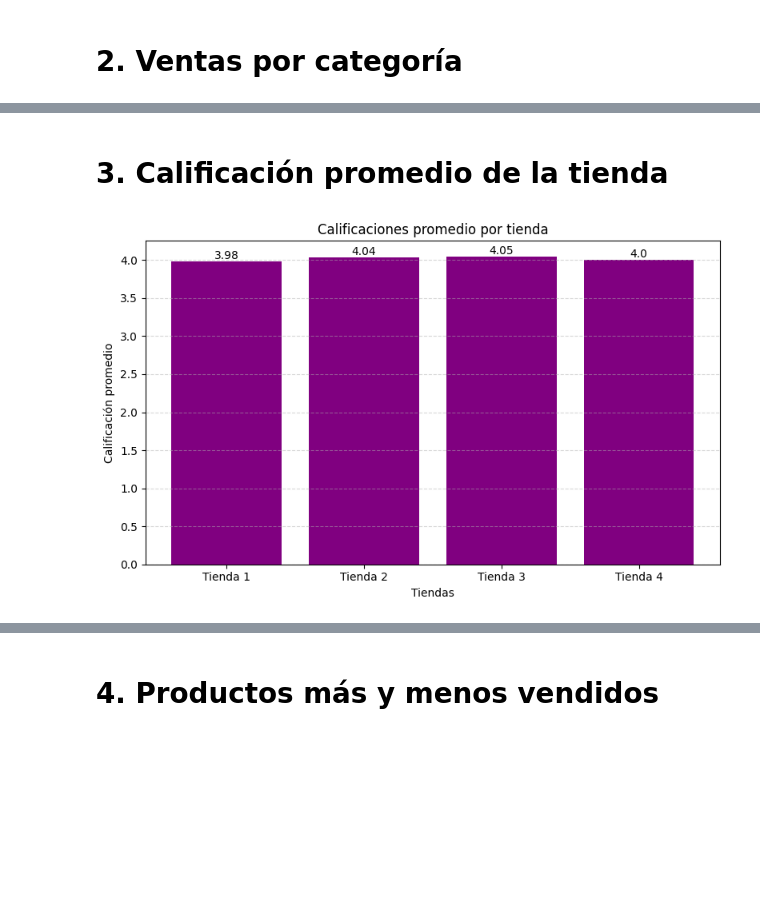
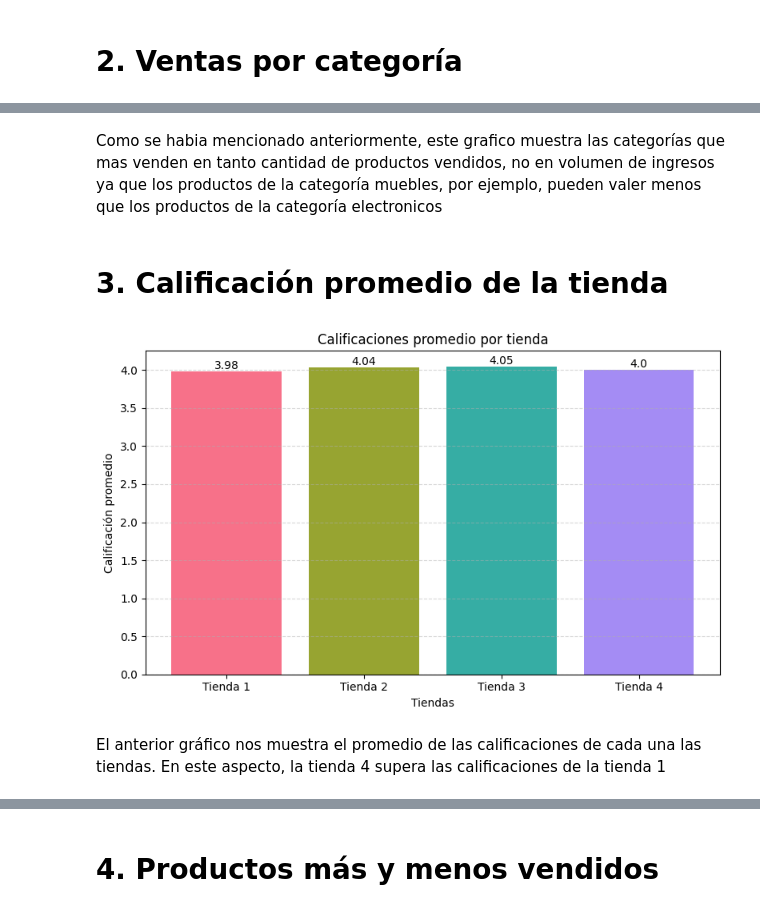
Before and after one commit to marsavil/challenge_1_ONE, a Jupyter notebook: AluraStoreLatam.ipynb, the cells around one changed output, grey strips where cells are left out. Drawn from its saved outputs; the diff is of its cells as text; code cells hidden in the pictures; blank space fills up the shorter version.

```diff
--- a/AluraStoreLatam.ipynb
+++ b/AluraStoreLatam.ipynb
@@ -44,15 +44,19 @@ Total ingresos de la tienda 3: 1039503000.0
 Total ingresos de la tienda 4: 983058300.0
 # %%
 import matplotlib.pyplot as plt
+import seaborn as sns
 
 tiendas = ['Tienda 1', 'Tienda 2', 'Tienda 3', 'Tienda 4']
 ingresos = [tienda_1_Ingresos_Netos, tienda_2_Ingresos_Netos, tienda_3_Ingresos_Netos, tienda_4_Ingresos_Netos]
+colors = sns.color_palette("husl", len(tiendas))
 
 plt.figure(figsize=(8,5))
-plt.bar(tiendas, ingresos, color='seagreen')
+plt.bar(tiendas, ingresos, color=colors)
 plt.title('Ingresos Netos por Tienda(Histórico)')
 plt.ylabel('Ingresos')
 plt.xlabel('Tiendas')
+for i, valor in enumerate(ingresos):
+    plt.text(i, valor, f"${valor:,.0f}", ha='center', va='bottom', fontsize=9)
 plt.grid(axis='y', linestyle='--', alpha=0.5)
 plt.tight_layout()
 plt.show()
@@ -251,34 +217,40 @@ Name: Ingresos Netos, dtype: float64
+# %% [markdown]
+Como se habia mencionado anteriormente, este grafico muestra las categorías que mas venden en tanto cantidad de productos vendidos, no en volumen de ingresos ya que los productos de la categoría muebles, por ejemplo, pueden valer menos que los productos de la categoría electronicos
 # %% [markdown]
 # 3. Calificación promedio de la tienda
 # %%
 def calcular_promedio_calificacion(tienda):
     promedio = tienda["Calificación"].mean()
     return round(promedio, 2)
 
 
 def graficar_calificaciones(calificaciones):
+    colors = sns.color_palette("husl", len(calificaciones))
+
     plt.figure(figsize=(8,5))
-    plt.bar(calificaciones.keys(), calificaciones.values(), color='purple')
+    plt.bar(calificaciones.keys(), calificaciones.values(), color=colors)
     plt.title('Calificaciones promedio por tienda')
     plt.ylabel('Calificación promedio')
     plt.xlabel('Tiendas')
     plt.grid(axis='y', linestyle='--', alpha=0.5)
     for key, value in calificaciones.items():
         plt.text(key, value, str(value), ha='center', va='bottom')
     plt.tight_layout()
     plt.show()
 
 calificaciones = {
     "Tienda 1": calcular_promedio_calificacion(tienda),
     "Tienda 2": calcular_promedio_calificacion(tienda2),
     "Tienda 3": calcular_promedio_calificacion(tienda3),
     "Tienda 4": calcular_promedio_calificacion(tienda4)
 }
 
 
 graficar_calificaciones(calificaciones)
 # %% [output]
-[figure, old version]
+[figure, new version]
+# %% [markdown]
+El anterior gráfico nos muestra el promedio de las calificaciones de cada una las tiendas. En este aspecto, la tienda 4 supera las calificaciones de la tienda 1
 # %%
 def promedio_calificacion_año(df):
   # Agrupar calificaciones por año
```
Also changed, not shown: parts of 29 cells of this notebook.
